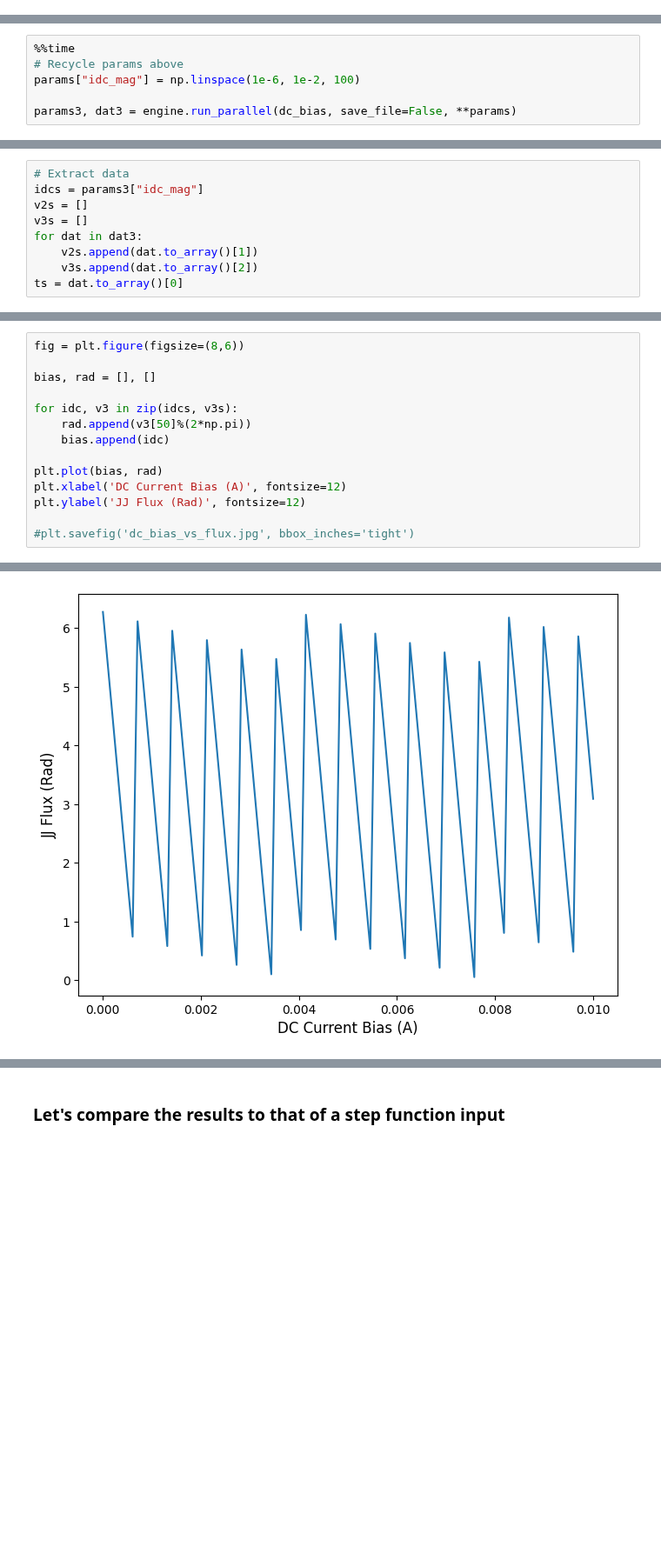
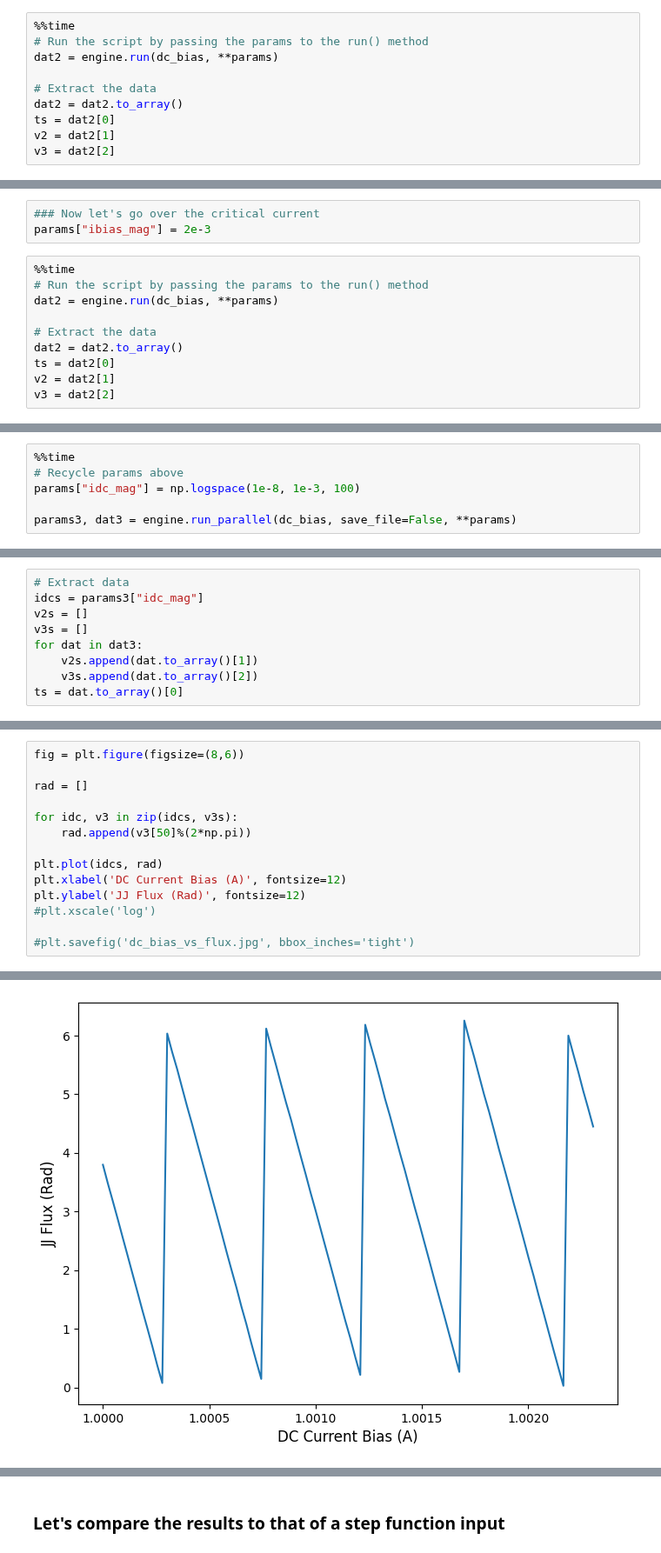
Before and after one commit to SLAC-FPD/bode-fano, a Jupyter notebook: dcbias_test.ipynb, the cells around one changed output, grey strips where cells are left out. Shown at 87% size. Drawn from its saved outputs; the diff is of its cells as text; blank space fills up the shorter version.

```diff
--- a/dcbias_test.ipynb
+++ b/dcbias_test.ipynb
@@ -79,0 +242,10 @@ plt.show()
+# %%
+%%time
+# Run the script by passing the params to the run() method
+dat2 = engine.run(dc_bias, **params)
+
+# Extract the data
+dat2 = dat2.to_array()
+ts = dat2[0]
+v2 = dat2[1]
+v3 = dat2[2]
@@ -79,0 +272,13 @@ plt.show()
+# %%
+### Now let's go over the critical current
+params["ibias_mag"] = 2e-3
+# %%
+%%time
+# Run the script by passing the params to the run() method
+dat2 = engine.run(dc_bias, **params)
+
+# Extract the data
+dat2 = dat2.to_array()
+ts = dat2[0]
+v2 = dat2[1]
+v3 = dat2[2]
@@ -82,7 +335,7 @@ plt.show()
 # %%
 %%time
 # Recycle params above
-params["idc_mag"] = np.linspace(1e-6, 1e-2, 100)
+params["idc_mag"] = np.logspace(1e-8, 1e-3, 100)
 
 params3, dat3 = engine.run_parallel(dc_bias, save_file=False, **params)
 # %% [output]
@@ -120,17 +381,17 @@ ts = dat.to_array()[0]
 # %%
 fig = plt.figure(figsize=(8,6))
 
-bias, rad = [], []
+rad = []
 
 for idc, v3 in zip(idcs, v3s):
     rad.append(v3[50]%(2*np.pi))
-    bias.append(idc)
 
-plt.plot(bias, rad)
+plt.plot(idcs, rad)
 plt.xlabel('DC Current Bias (A)', fontsize=12)
 plt.ylabel('JJ Flux (Rad)', fontsize=12)
+#plt.xscale('log')
 
 #plt.savefig('dc_bias_vs_flux.jpg', bbox_inches='tight')
 # %% [output]
 Text(0, 0.5, 'JJ Flux (Rad)')
-[figure, old version]
+[figure, new version]
```
Also changed, not shown: parts of 31 cells of this notebook.
